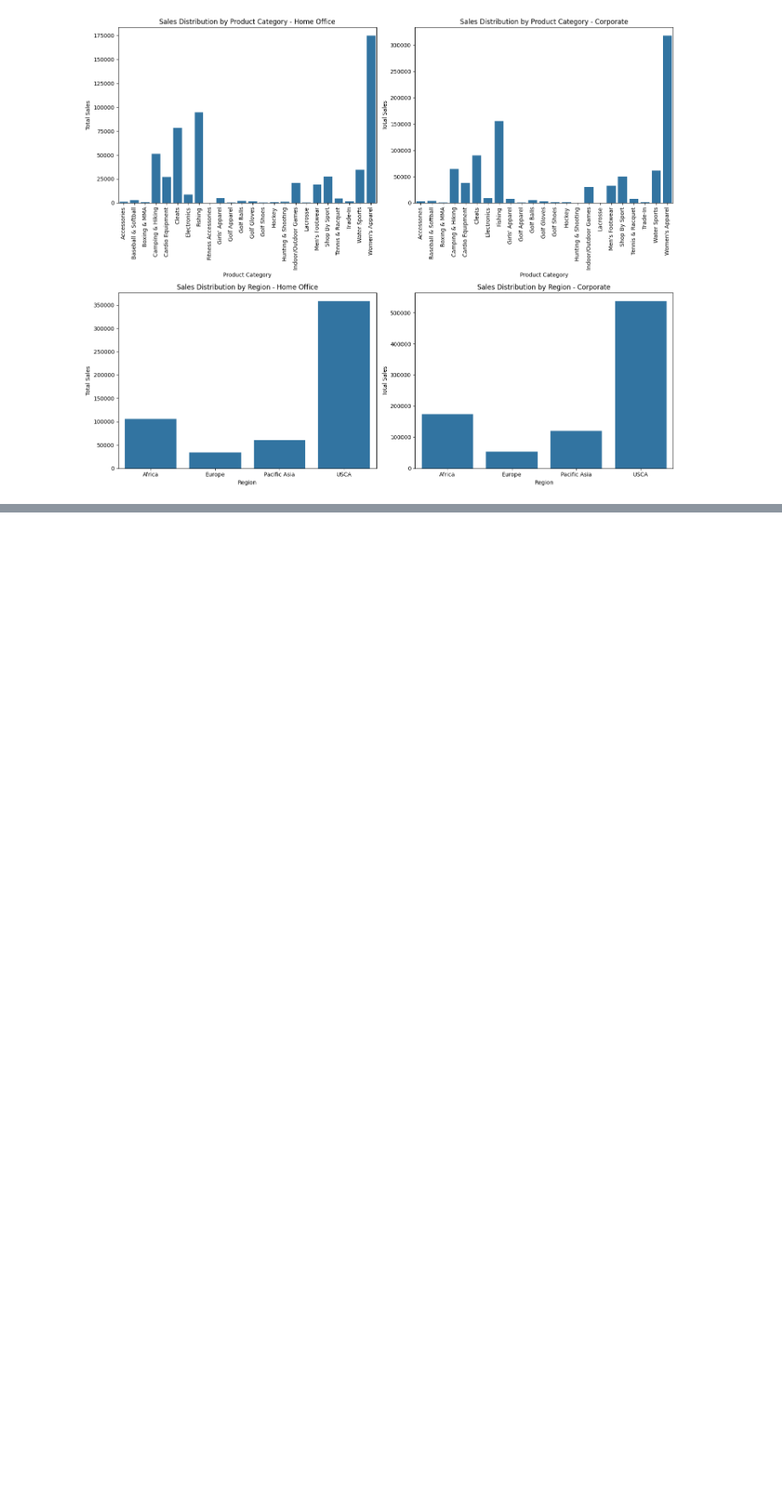
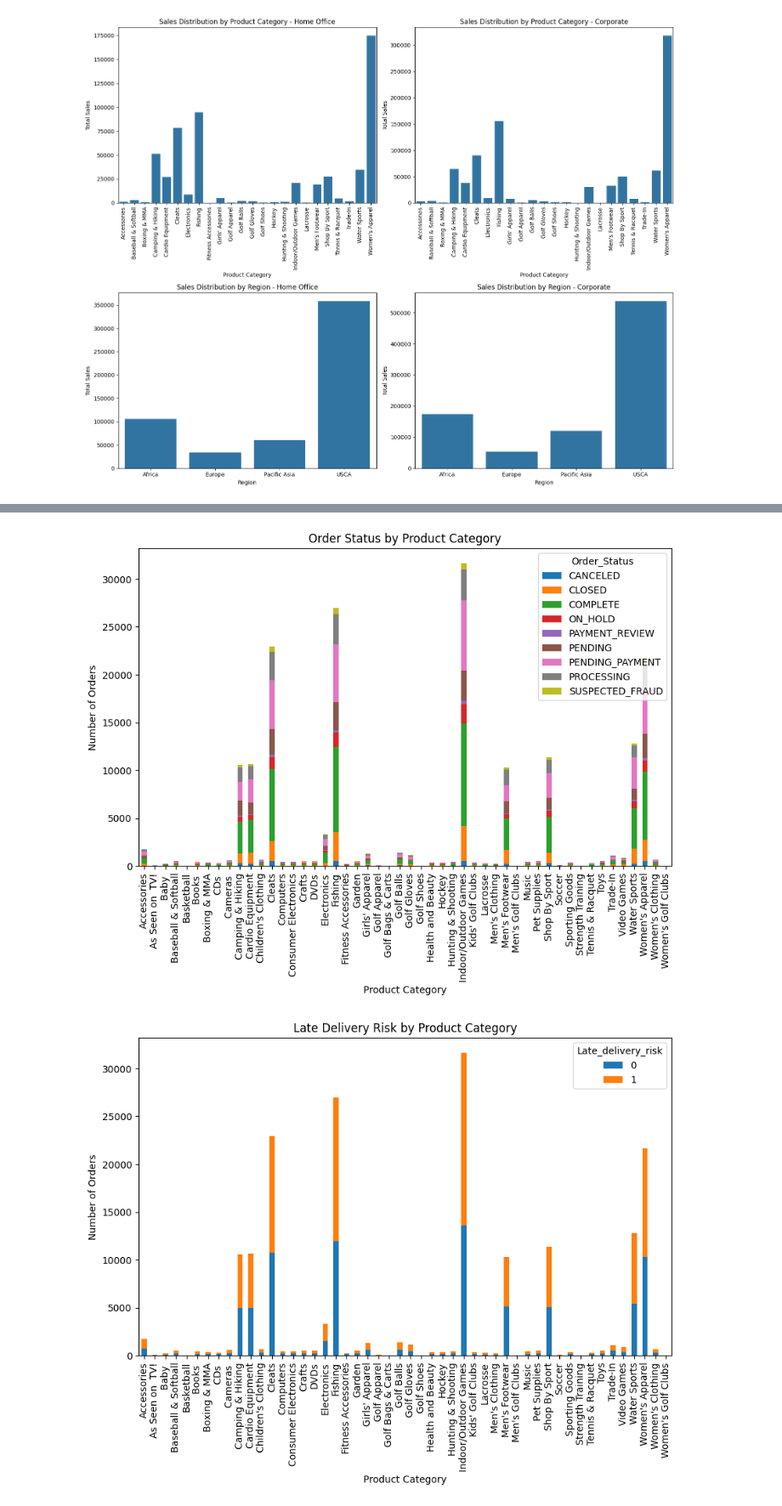
Before and after one commit to CCNY-Analytics-and-Quant/Branly_BAF23, a Jupyter notebook: Final Project V2.ipynb, the cells around one changed output, grey strips where cells are left out. Shown at 85% size. Saved outputs shown, nothing was run; the diff lists cells and outputs as text; code cells hidden in the pictures; blank space fills up the shorter version.

```diff
--- a/Final Project V2.ipynb
+++ b/Final Project V2.ipynb
@@ -211,0 +311,22 @@ df5.head()
+# %%
+df8 = pd.read_csv("/Users/branly/Desktop/Python Project/OrderSS.csv")
+
+aggregate_6 = {
+    'Order_Profit_Per_Order': 'last',
+    'Product_Name':'last',
+    'Order_Item_Product_Price':'last',
+    'OrderDate': 'last',
+    'Order_Status':'last',
+    'Order_Country':'last',
+    'Late_delivery_risk':'last',
+    'Category_Name':'last'
+
+
+
+
+}
+
+
+df_os = df8.groupby('column1').agg(aggregate_6).reset_index()
+
+df_os.head()
@@ -211,0 +340,24 @@ df5.head()
+# %%
+status_counts = df_os.groupby(['Category_Name', 'Order_Status'])['Order_Status'].count().unstack()
+status_counts.plot(kind='bar', stacked=True, figsize=(10, 6))
+plt.title('Order Status by Product Category')
+plt.ylabel('Number of Orders')
+plt.xlabel('Product Category')
+plt.show()
+
+late_delivery = df_os.groupby(['Category_Name', 'Late_delivery_risk'])['Late_delivery_risk'].count().unstack()
+late_delivery.plot(kind='bar', stacked=True, figsize=(10, 6))
+plt.title('Late Delivery Risk by Product Category')
+plt.ylabel('Number of Orders')
+plt.xlabel('Product Category')
+plt.show()
+
+region_late_delivery = df_os.groupby(['Order_Country', 'Late_delivery_risk'])['Late_delivery_risk'].count().unstack()
+region_late_delivery.plot(kind='bar', stacked=True, figsize=(10, 6))
+plt.title('Late Delivery Risk by Region')
+plt.ylabel('Number of Orders')
+plt.xlabel('Region')
+plt.show()
+# %% [output]
+[figure, added]
+[figure, added]
```
Also changed, not shown: parts of 9 cells of this notebook.
